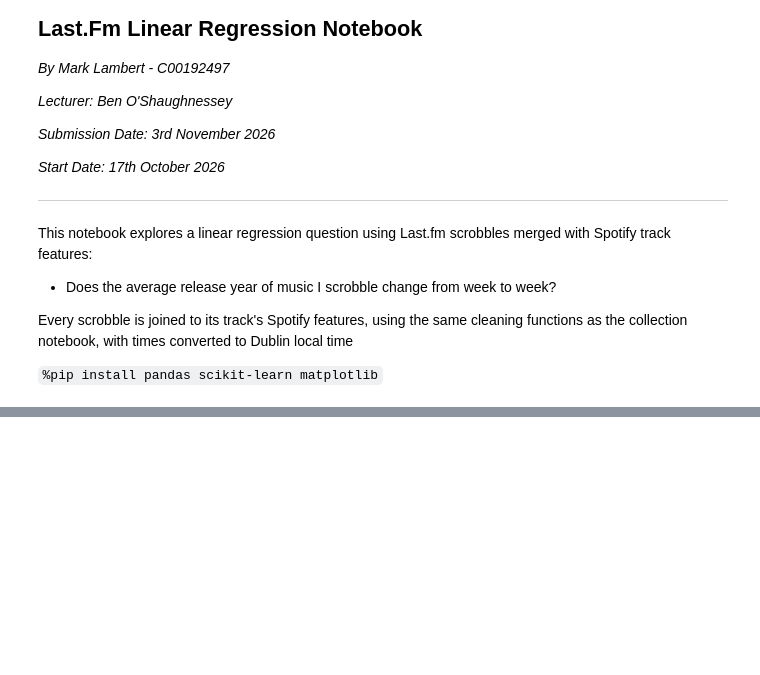
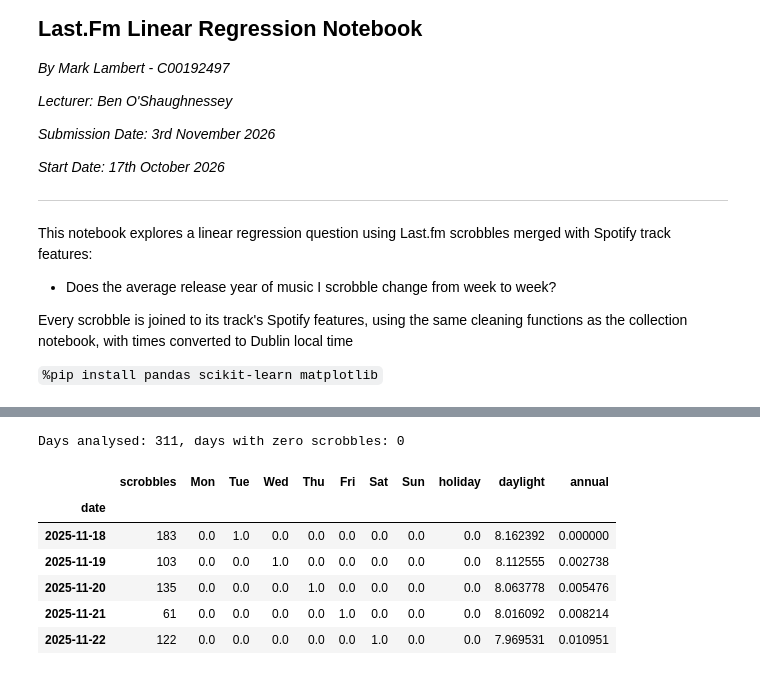
Before and after one commit to lambert-27/lastfm-datasci-portfolio, a Jupyter notebook: LastFMLinearRegression.ipynb, the cells around one changed output, grey strips where cells are left out. Cells and saved outputs as stored; diff of their text form; code cells hidden in the pictures; blank space fills up the shorter version.

```diff
--- a/LastFMLinearRegression.ipynb
+++ b/LastFMLinearRegression.ipynb
@@ -230,0 +137,39 @@ plt.tight_layout(); plt.show()
+# %%
+daily = plays.groupby('local_date').size().rename('scrobbles').to_frame()
+# any missing days are filled with 0
+daily = daily.reindex(fill_value=0)
+daily.index.name = 'date'
+print(f"Days analysed: {len(daily)}, days with zero scrobbles: {(daily['scrobbles'] == 0).sum()}")
+
+# Day of week cols
+days = ['Mon', 'Tue', 'Wed', 'Thu', 'Fri', 'Sat', 'Sun']
+for i in range(7):
+    daily[days[i]] = (daily.index.dayofweek == i).astype(float)
+
+# Irish public holidays (hard-coded so the notebook needs no extra package)
+holidays = pd.to_datetime([
+    '2025-01-01', '2025-02-03', '2025-03-17', '2025-04-21', '2025-05-05', '2025-06-02',
+    '2025-08-04', '2025-10-27', '2025-12-25', '2025-12-26',
+    '2026-01-01', '2026-02-02', '2026-03-17', '2026-04-06', '2026-05-04', '2026-06-01',
+    '2026-08-03', '2026-10-26', '2026-12-25', '2026-12-26'])
+daily['holiday'] = daily.index.isin(holidays).astype(float)
+
+# hours of daylight for dublin's latitude
+def hours_of_daylight(dates, axis=23.44, latitude=53.35):
+    """Hours of daylight for a DatetimeIndex (Handbook formula, Dublin latitude)."""
+    d = (dates - pd.Timestamp(2000, 12, 21)).days.to_numpy()
+    m = 1.0 - np.tan(np.radians(latitude)) * np.tan(np.radians(axis) * np.cos(d * 2 * np.pi / 365.25))
+    return 24.0 * np.degrees(np.arccos(1 - np.clip(m, 0, 2))) / 180.0
+
+daily['daylight'] = hours_of_daylight(daily.index)
+daily['annual'] = (daily.index - daily.index[0]).days / 365.25
+daily.head()
+# %% [output]
+Days analysed: 311, days with zero scrobbles: 0
+|  | scrobbles | Mon | Tue | Wed | Thu | Fri | Sat | Sun | holiday | daylight | annual |
+| date |  |  |  |  |  |  |  |  |  |  |  |
+| 2025-11-18 | 183 | 0.0 | 1.0 | 0.0 | 0.0 | 0.0 | 0.0 | 0.0 | 0.0 | 8.162392 | 0.000000 |
+| 2025-11-19 | 103 | 0.0 | 0.0 | 1.0 | 0.0 | 0.0 | 0.0 | 0.0 | 0.0 | 8.112555 | 0.002738 |
+| 2025-11-20 | 135 | 0.0 | 0.0 | 0.0 | 1.0 | 0.0 | 0.0 | 0.0 | 0.0 | 8.063778 | 0.005476 |
+| 2025-11-21 | 61 | 0.0 | 0.0 | 0.0 | 0.0 | 1.0 | 0.0 | 0.0 | 0.0 | 8.016092 | 0.008214 |
+| 2025-11-22 | 122 | 0.0 | 0.0 | 0.0 | 0.0 | 0.0 | 1.0 | 0.0 | 0.0 | 7.969531 | 0.010951 |
```
Also changed, not shown: parts of 14 cells of this notebook.
